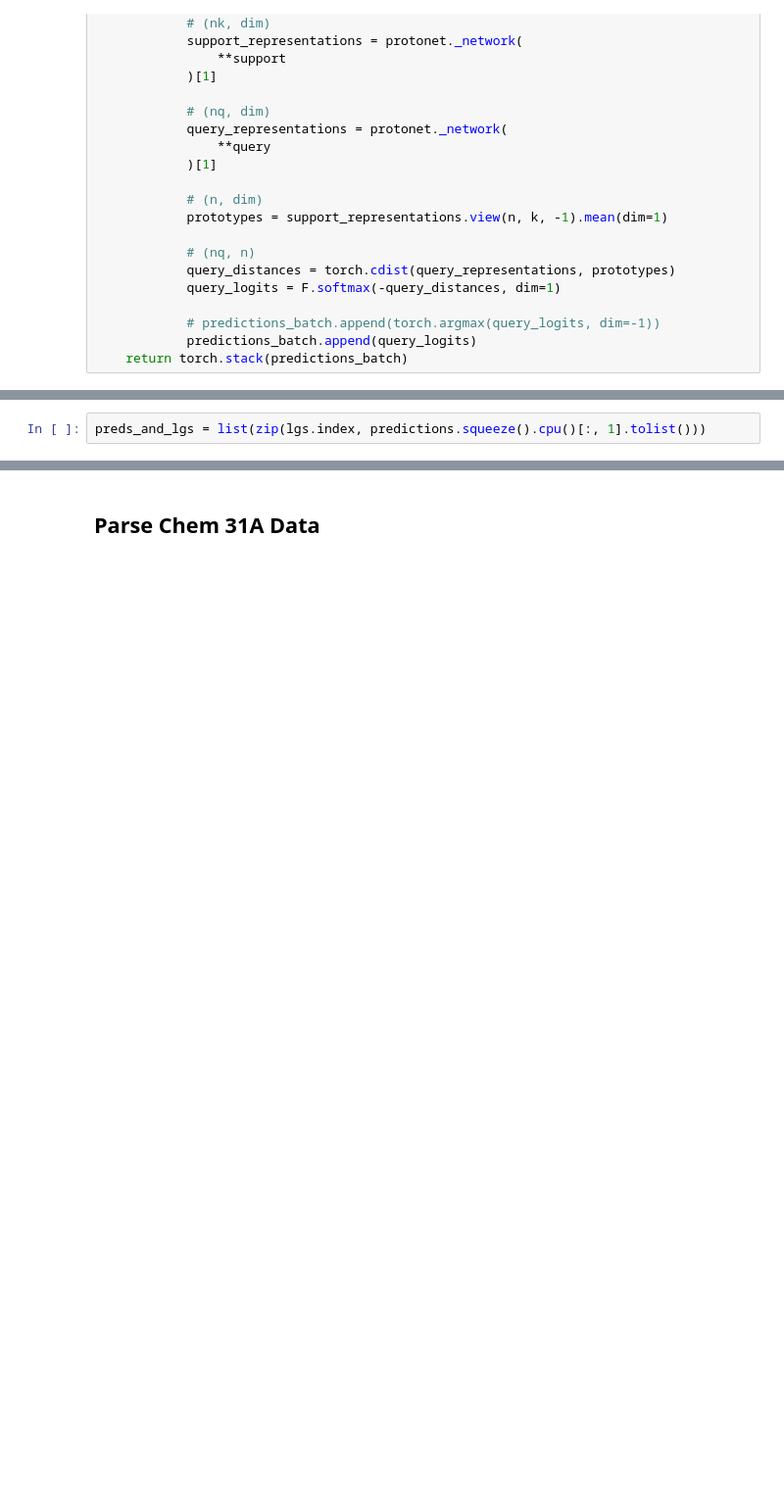
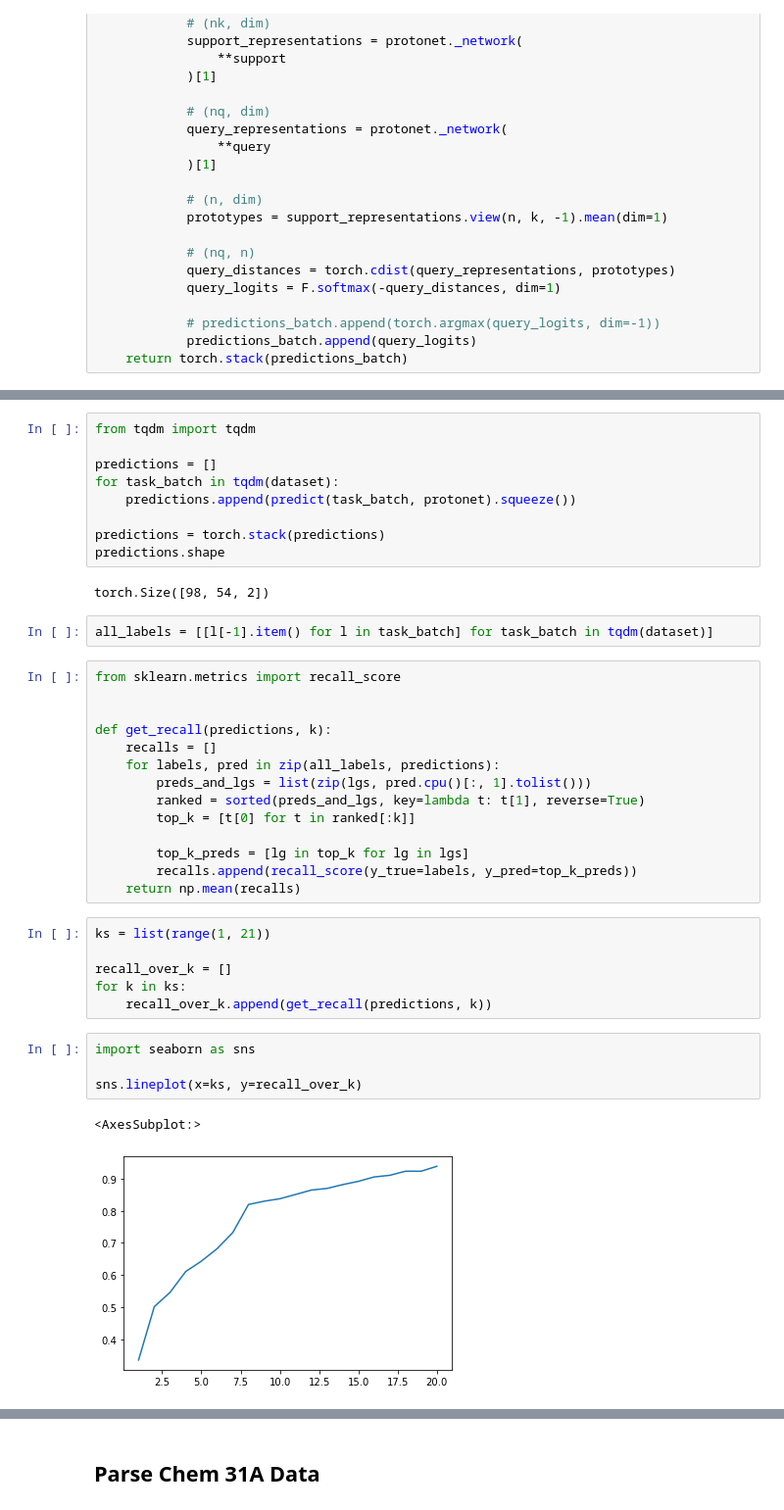
Before and after one commit to AmirZur/smartstem-ai, a Jupyter notebook: playground.ipynb, the cells around one changed output, grey strips where cells are left out. Shown at 98% size. Drawn from its saved outputs; the diff is of its cells as text; blank space fills up the shorter version.

Commit message:
Added recall-over-k plot

```diff
--- a/playground.ipynb
+++ b/playground.ipynb
@@ -975,5 +950,43 @@ len(preds)
-# %%
-preds_and_lgs = list(zip(lgs.index, predictions.squeeze().cpu()[:, 1].tolist()))
+# %%
+from tqdm import tqdm
+
+predictions = []
+for task_batch in tqdm(dataset):
+    predictions.append(predict(task_batch, protonet).squeeze())
+
+predictions = torch.stack(predictions)
+predictions.shape
+# %% [output]
+torch.Size([98, 54, 2])
+# %%
+all_labels = [[l[-1].item() for l in task_batch] for task_batch in tqdm(dataset)]
+# %%
+from sklearn.metrics import recall_score
+
+
+def get_recall(predictions, k):
+    recalls = []
+    for labels, pred in zip(all_labels, predictions):
+        preds_and_lgs = list(zip(lgs, pred.cpu()[:, 1].tolist()))
+        ranked = sorted(preds_and_lgs, key=lambda t: t[1], reverse=True)
+        top_k = [t[0] for t in ranked[:k]]
+
+        top_k_preds = [lg in top_k for lg in lgs]
+        recalls.append(recall_score(y_true=labels, y_pred=top_k_preds))
+    return np.mean(recalls)
+# %%
+ks = list(range(1, 21))
+
+recall_over_k = []
+for k in ks:
+    recall_over_k.append(get_recall(predictions, k))
+# %%
+import seaborn as sns
+
+sns.lineplot(x=ks, y=recall_over_k)
+# %% [output]
+<AxesSubplot:>
+[figure, added]
 # %%
 len(preds_and_lgs)
 # %% [output]
```
Also changed, not shown: parts of 21 cells of this notebook.
